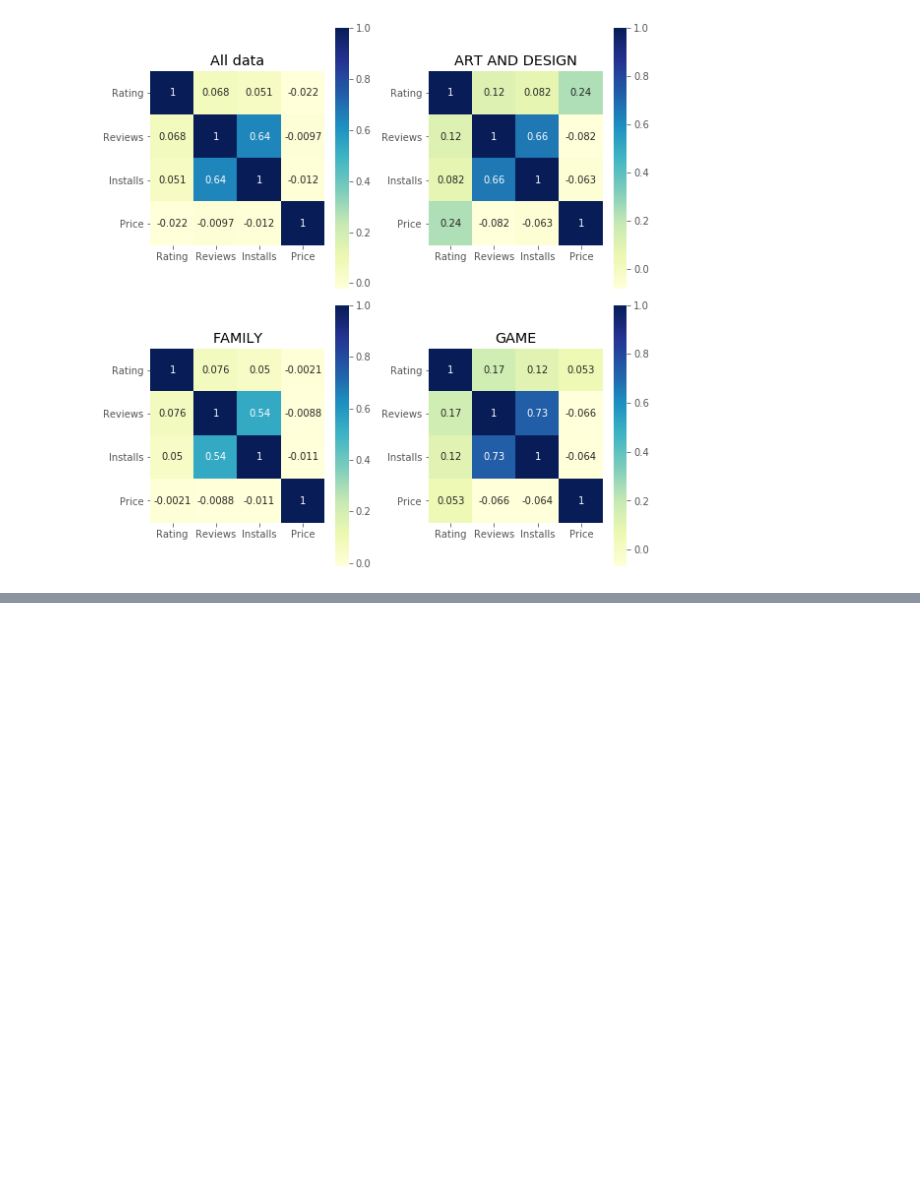
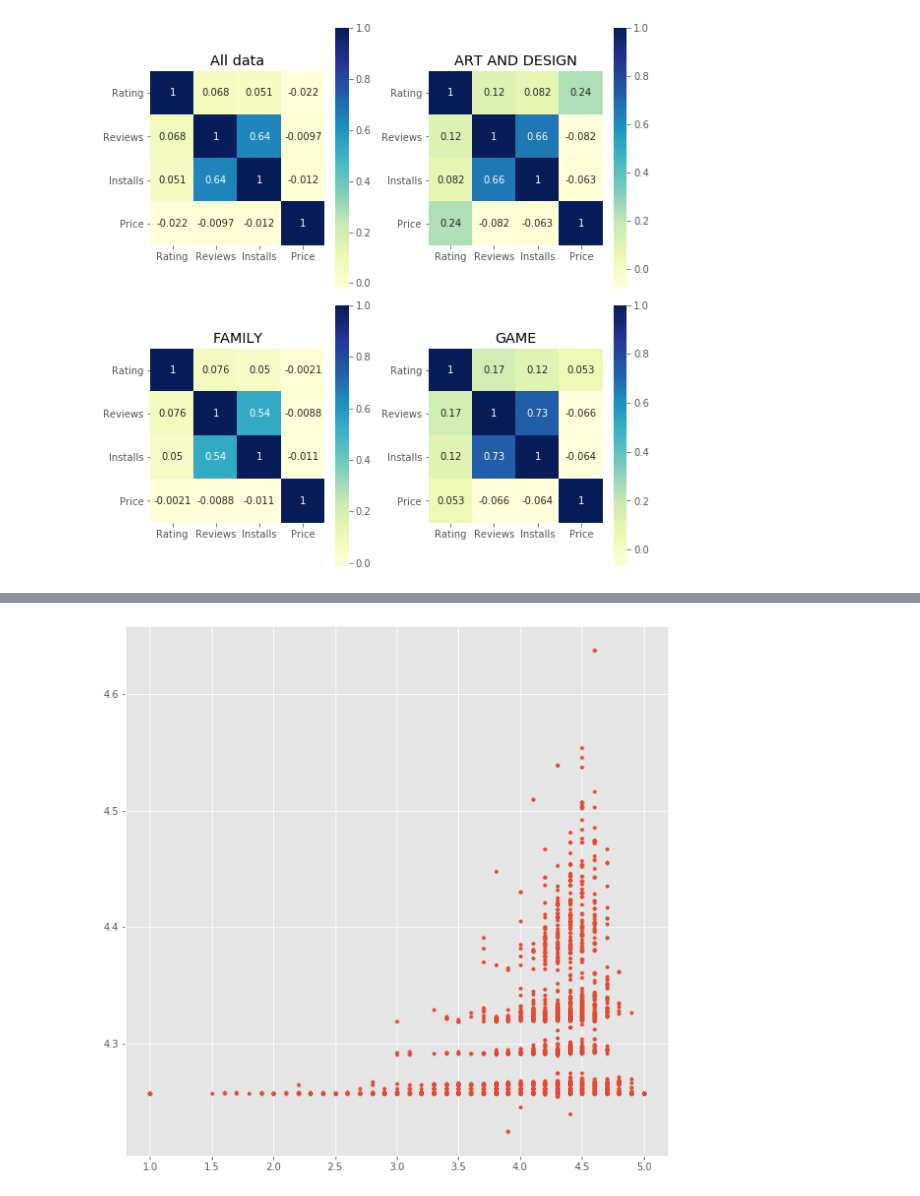
Before and after one commit to Data-Intelligence-Bootcamp/hyunilyoo_app-analysis, a Jupyter notebook: app-analysis.ipynb, the cells around one changed output, grey strips where cells are left out. Cells and saved outputs as stored; diff of their text form; code cells hidden in the pictures; blank space fills up the shorter version.

```diff
--- a/app-analysis.ipynb
+++ b/app-analysis.ipynb
@@ -316,0 +378,6 @@ plt.show()
+# %%
+plt.figure(figsize=(10,10))
+plt.plot(y_test, reg.predict(X_test), lw=2, marker='.', linestyle='none')
+plt.show()
+# %% [output]
+[figure, added]
```
Also changed, not shown: parts of 28 cells of this notebook.
